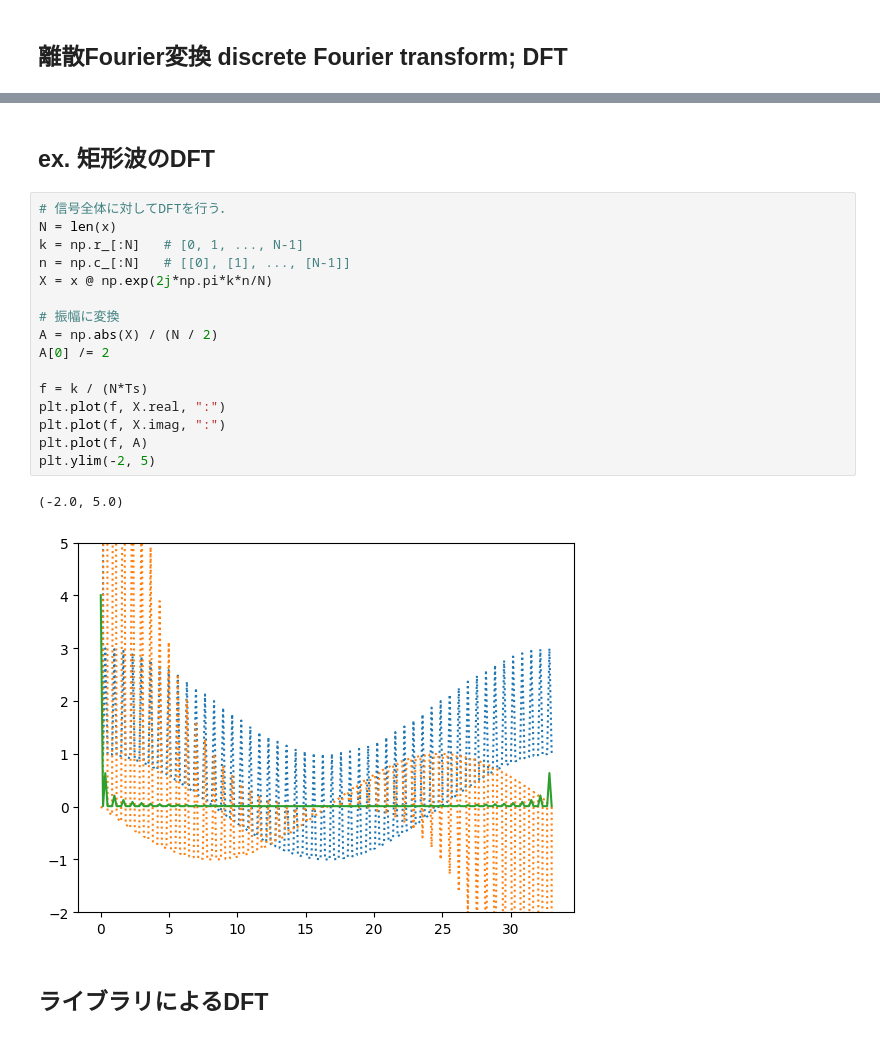
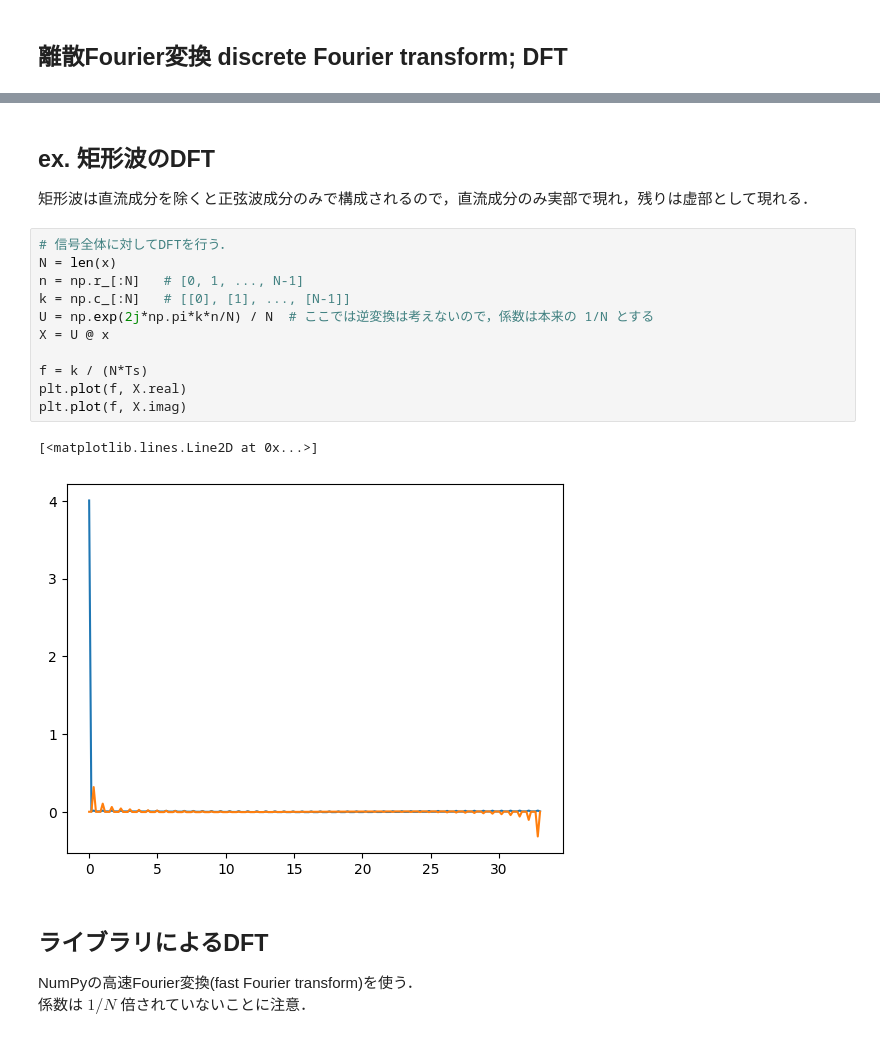
Before and after one commit to quaternys/INDEX, a Jupyter notebook: 信号処理/fourier_analysis.ipynb, the cells around one changed output, grey strips where cells are left out. Drawn from its saved outputs; the diff is of its cells as text.

```diff
--- a/信号処理/fourier_analysis.ipynb
+++ b/信号処理/fourier_analysis.ipynb
@@ -204,26 +209,24 @@ $$
   $$
 # %% [markdown]
 ## ex. 矩形波のDFT
+矩形波は直流成分を除くと正弦波成分のみで構成されるので，直流成分のみ実部で現れ，残りは虚部として現れる．
 # %%
 # 信号全体に対してDFTを行う．
 N = len(x)
-k = np.r_[:N]   # [0, 1, ..., N-1]
-n = np.c_[:N]   # [[0], [1], ..., [N-1]]
-X = x @ np.exp(2j*np.pi*k*n/N)
-
-# 振幅に変換
-A = np.abs(X) / (N / 2)
-A[0] /= 2
+n = np.r_[:N]   # [0, 1, ..., N-1]
+k = np.c_[:N]   # [[0], [1], ..., [N-1]]
+U = np.exp(2j*np.pi*k*n/N) / N  # ここでは逆変換は考えないので，係数は本来の 1/N とする
+X = U @ x
 
 f = k / (N*Ts)
-plt.plot(f, X.real, ":")
-plt.plot(f, X.imag, ":")
-plt.plot(f, A)
-plt.ylim(-2, 5)
+plt.plot(f, X.real)
+plt.plot(f, X.imag)
 # %% [output]
-(-2.0, 5.0)
+[<matplotlib.lines.Line2D at 0x...>]
-[figure, old version]
+[figure, new version]
-# %% [markdown]
-## ライブラリによるDFT
+# %% [markdown]
+## ライブラリによるDFT
+NumPyの高速Fourier変換(fast Fourier transform)を使う．
+係数は $1/N$ 倍されていないことに注意．
 # %%
 f = np.fft.rfftfreq(N, Ts)
```
Also changed, not shown: parts of 2 cells of this notebook.
